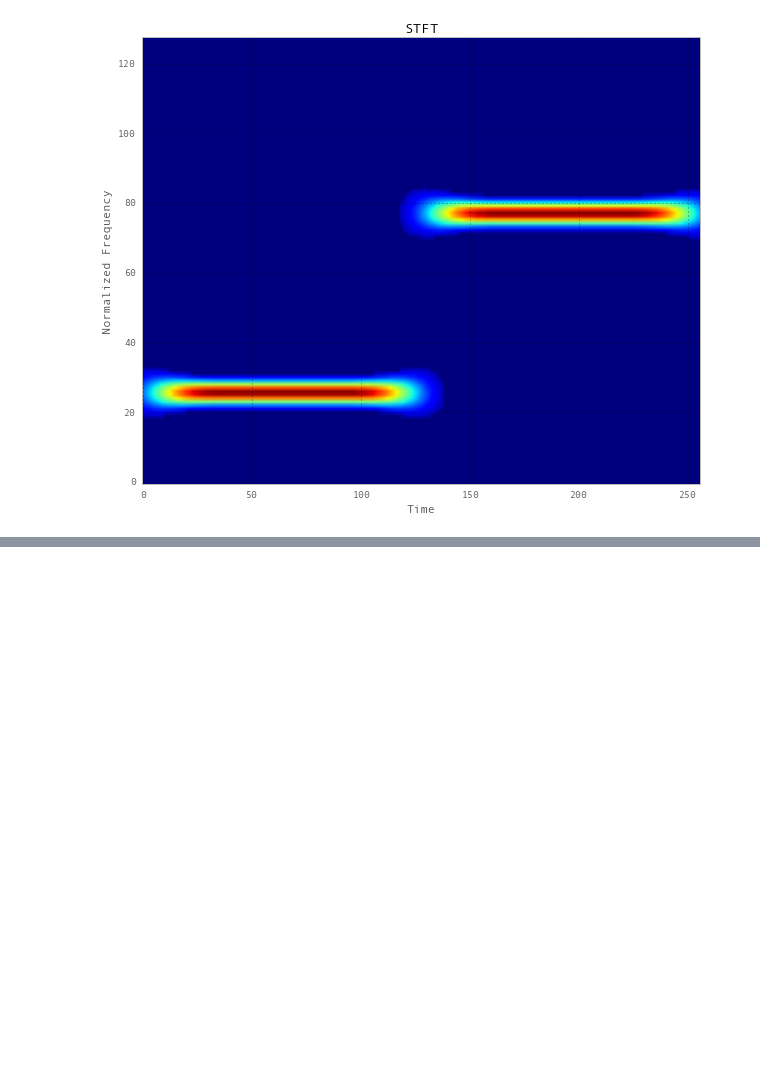
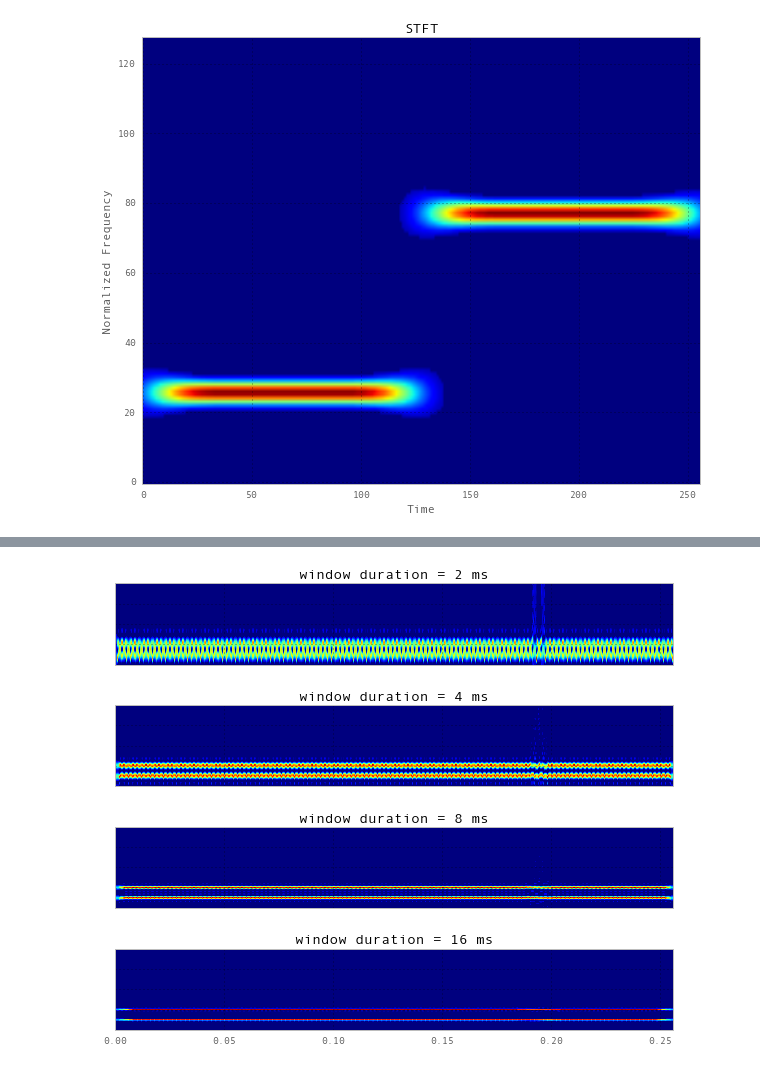
Before and after one commit to jaidevd/jaidevd.github.io, a Jupyter notebook: blog/posts/nonlinear-nonstationary-signal-processing.ipynb, the cells around one changed output, grey strips where cells are left out. Saved outputs shown, nothing was run; the diff lists cells and outputs as text; code cells hidden in the pictures; blank space fills up the shorter version.

```diff
--- a/blog/posts/nonlinear-nonstationary-signal-processing.ipynb
+++ b/blog/posts/nonlinear-nonstationary-signal-processing.ipynb
@@ -70,0 +124,29 @@ stft.plot(ax=ax)
+# %%
+f1, f2 = 500, 1000
+t1, t2 = 0.192, 0.196
+f_sample = 8000
+n_points = 2048
+ts = np.arange(n_points, dtype=float) / f_sample
+signal = np.sin(2 * np.pi * f1 * ts) + np.sin(2 * np.pi * f2 * ts)
+signal[int(t1 * f_sample) - 1] += 3
+signal[int(t2 * f_sample) - 1] += 3
+
+wlengths = [2, 4, 8, 16]
+nf = [(w * 0.001 * f_sample) + 1 for w in wlengths]
+fig = plt.figure(figsize=(10, 8))
+extent = [0, ts.max(), 0, 2000]
+for i, wlen in enumerate(wlengths):
+    window = np.ones((nf[i],), dtype=float)
+    stft = ShortTimeFourierTransform(signal, fwindow=window)
+    stft.run()
+    ax = fig.add_subplot(4, 1, i + 1)
+    stft.plot(ax=ax, default_annotation=False, show=False,
+              extent=extent)
+    ax.set_yticklabels([])
+    if i != 3:
+        ax.set_xticklabels([])
+    ax.set_title("window duration = {} ms".format(wlen))
+plt.subplots_adjust(hspace=0.5)
+plt.show()
+# %% [output]
+[figure, added]
```
Also changed, not shown: parts of 13 cells of this notebook.
